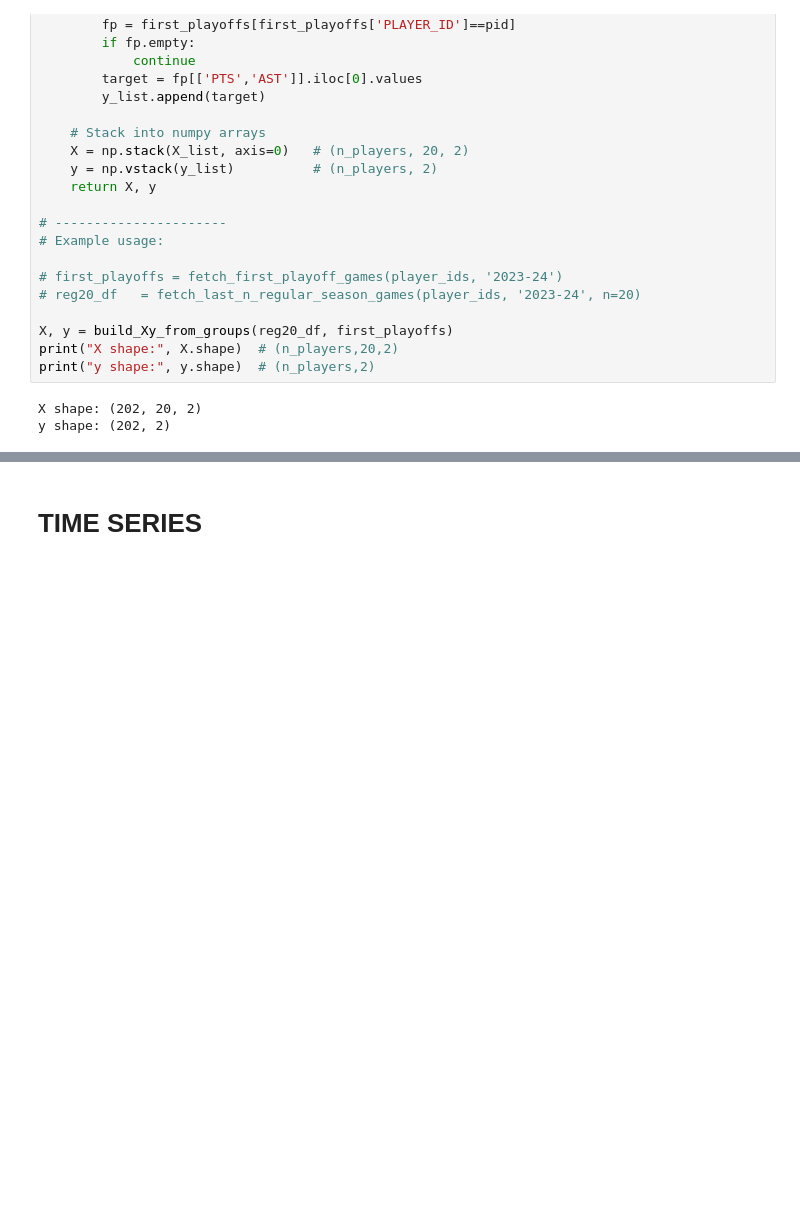
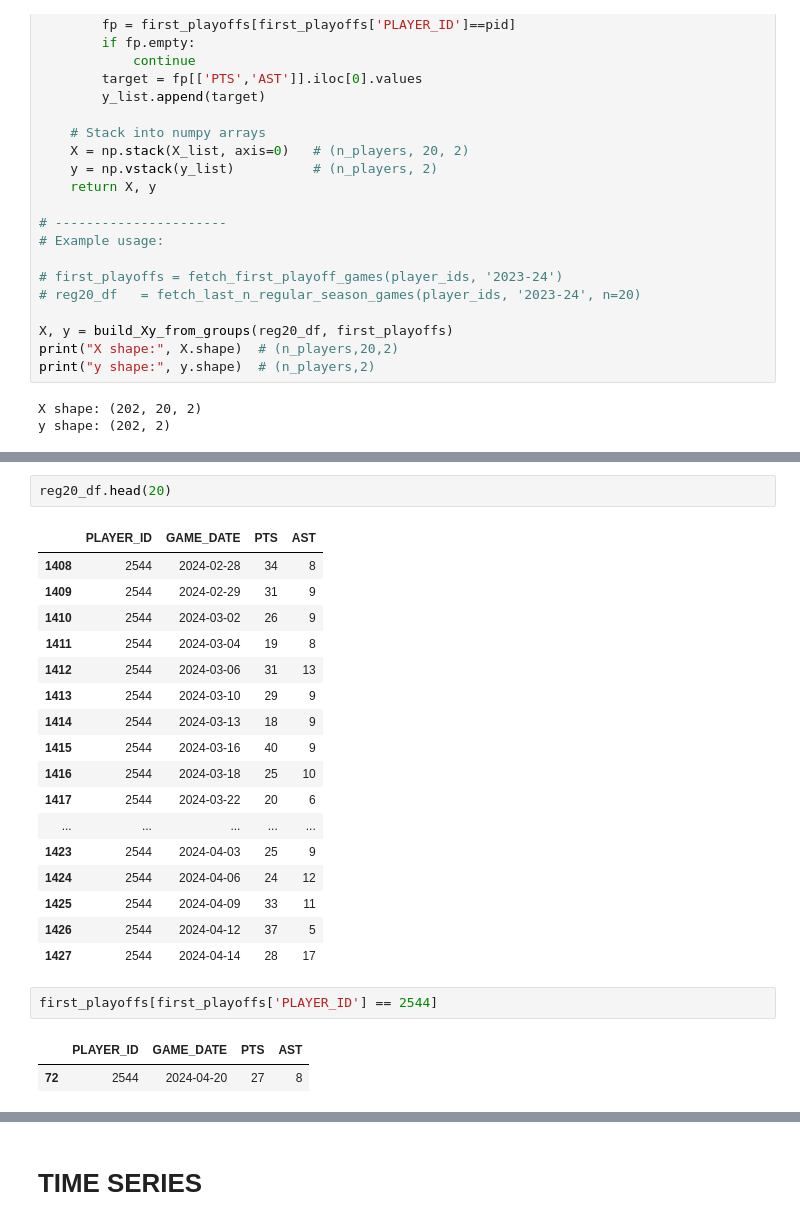
Before and after one commit to chihieu240205/NBA-project, a Jupyter notebook: stat_ml.ipynb, the cells around one changed output, grey strips where cells are left out. Drawn from its saved outputs; the diff is of its cells as text; blank space fills up the shorter version.

```diff
--- a/stat_ml.ipynb
+++ b/stat_ml.ipynb
@@ -302,0 +388,25 @@ first last playoff {'PTS': 27, 'AST': 8}
+# %%
+reg20_df.head(20)
+# %% [output]
+|  | PLAYER_ID | GAME_DATE | PTS | AST |
+| 1408 | 2544 | 2024-02-28 | 34 | 8 |
+| 1409 | 2544 | 2024-02-29 | 31 | 9 |
+| 1410 | 2544 | 2024-03-02 | 26 | 9 |
+| 1411 | 2544 | 2024-03-04 | 19 | 8 |
+| 1412 | 2544 | 2024-03-06 | 31 | 13 |
+| 1413 | 2544 | 2024-03-10 | 29 | 9 |
+| 1414 | 2544 | 2024-03-13 | 18 | 9 |
+| 1415 | 2544 | 2024-03-16 | 40 | 9 |
+| 1416 | 2544 | 2024-03-18 | 25 | 10 |
+| 1417 | 2544 | 2024-03-22 | 20 | 6 |
+| ... | ... | ... | ... | ... |
+| 1423 | 2544 | 2024-04-03 | 25 | 9 |
+| 1424 | 2544 | 2024-04-06 | 24 | 12 |
+| 1425 | 2544 | 2024-04-09 | 33 | 11 |
+| 1426 | 2544 | 2024-04-12 | 37 | 5 |
+| 1427 | 2544 | 2024-04-14 | 28 | 17 |
+# %%
+first_playoffs[first_playoffs['PLAYER_ID'] == 2544]
+# %% [output]
+|  | PLAYER_ID | GAME_DATE | PTS | AST |
+| 72 | 2544 | 2024-04-20 | 27 | 8 |
```
Also changed, not shown: parts of 11 cells of this notebook.
